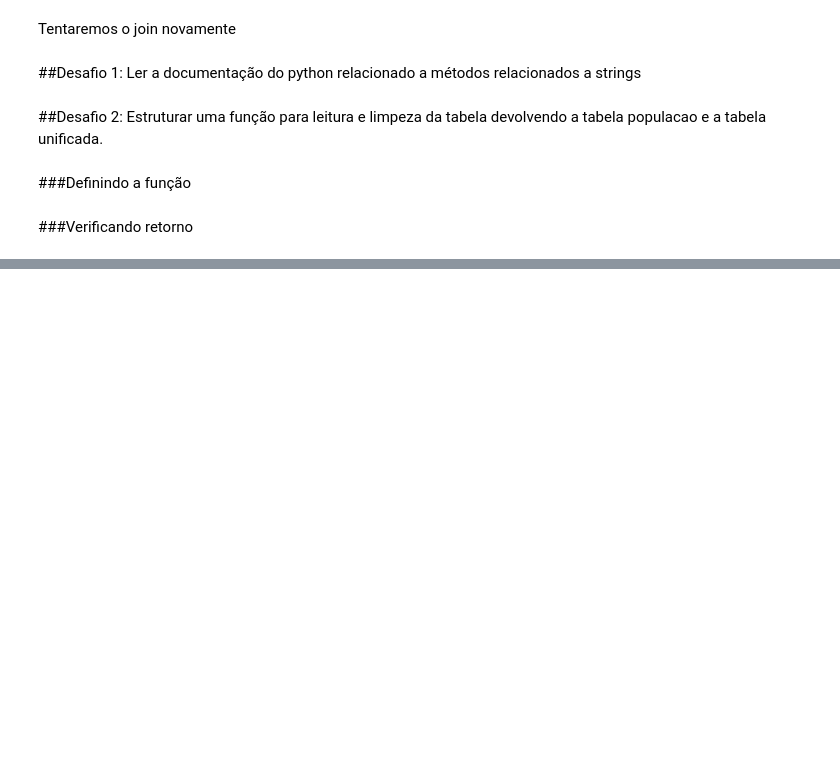
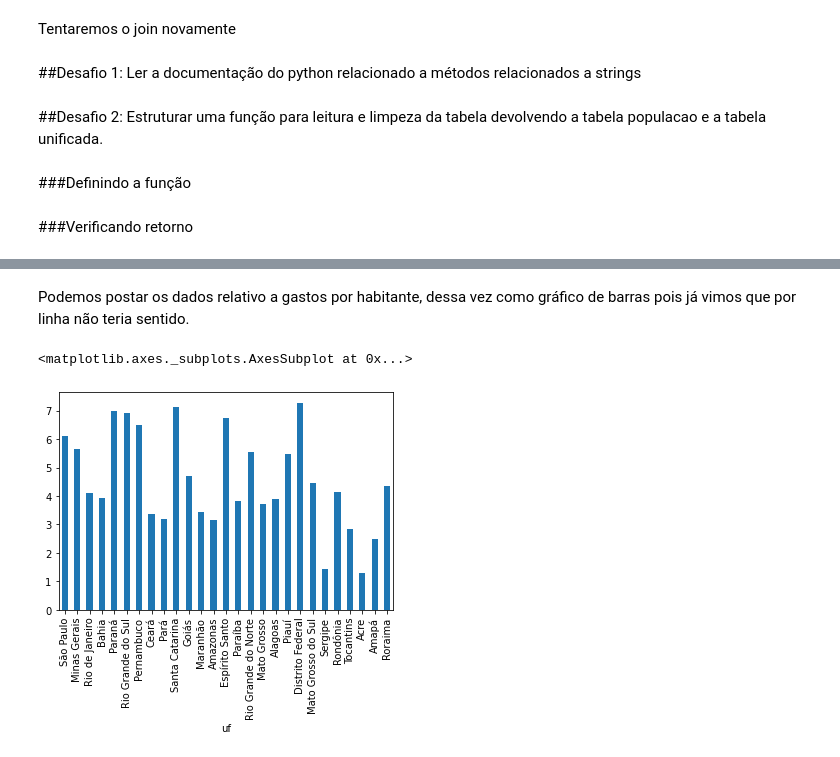
Before and after one commit to AdamStamm/bootcamp_alura, a Jupyter notebook: Notebooks/Bootcamp_Data_Science_Módulo_2.ipynb, the cells around one changed output, grey strips where cells are left out. Drawn from its saved outputs; the diff is of its cells as text; code cells hidden in the pictures; blank space fills up the shorter version.

```diff
--- a/Notebooks/Bootcamp_Data_Science_Módulo_2.ipynb
+++ b/Notebooks/Bootcamp_Data_Science_Módulo_2.ipynb
@@ -343,0 +387,3 @@ dados_e_populacao_recente.head()
+# %%
+gastos_e_populacao_recente['gasto_por_habitante'] = gastos_e_populacao_recente['gastos'] / gastos_e_populacao_recente['populacao']
+gastos_e_populacao_recente.head()
@@ -343,0 +398,7 @@ dados_e_populacao_recente.head()
+# %% [markdown]
+Podemos postar os dados relativo a gastos por habitante, dessa vez como gráfico de barras pois já vimos que por linha não teria sentido.
+# %%
+gastos_e_populacao_recente['gasto_por_habitante'].plot(kind='bar')
+# %% [output]
+<matplotlib.axes._subplots.AxesSubplot at 0x...>
+[figure, added]
```
Also changed, not shown: parts of 33 cells of this notebook.
